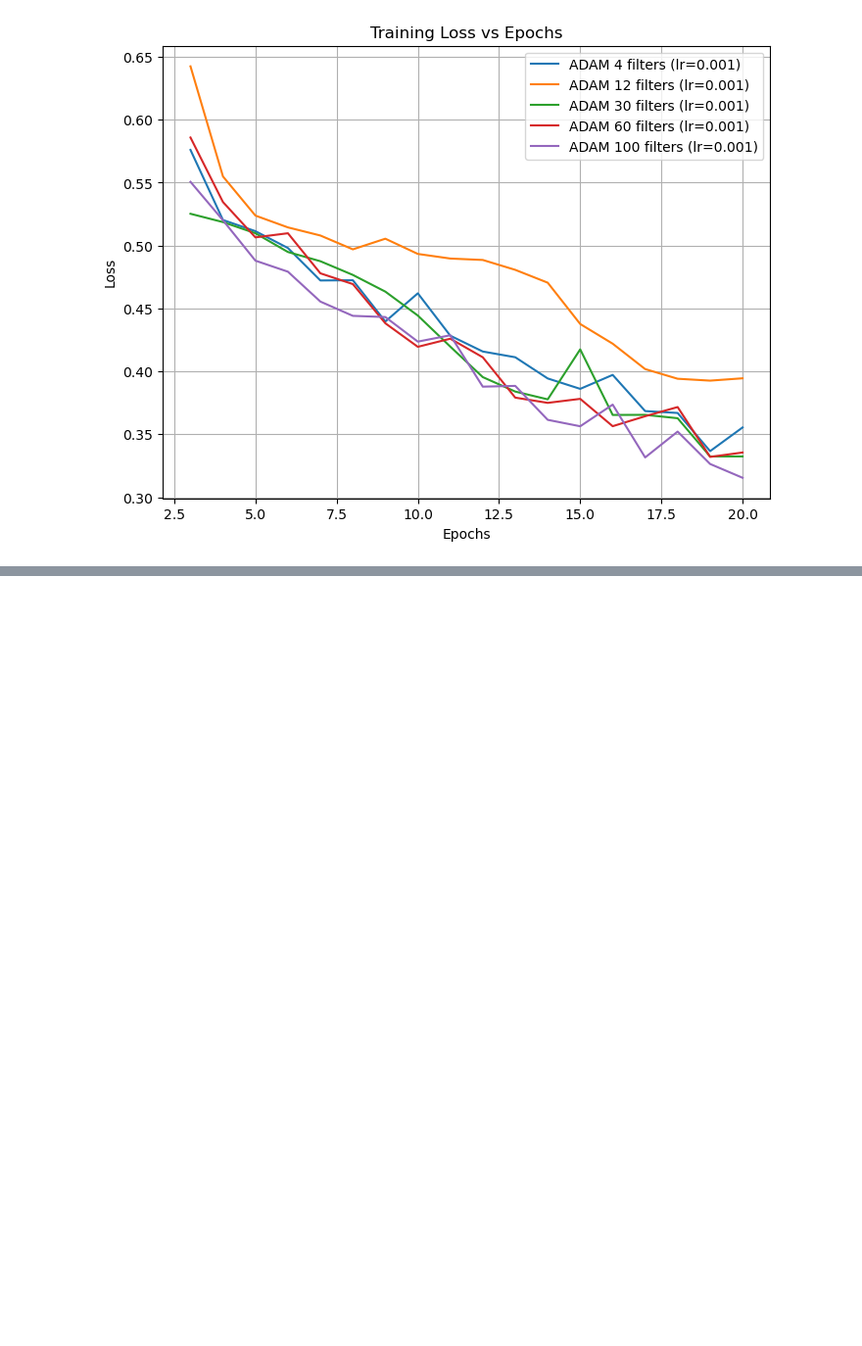
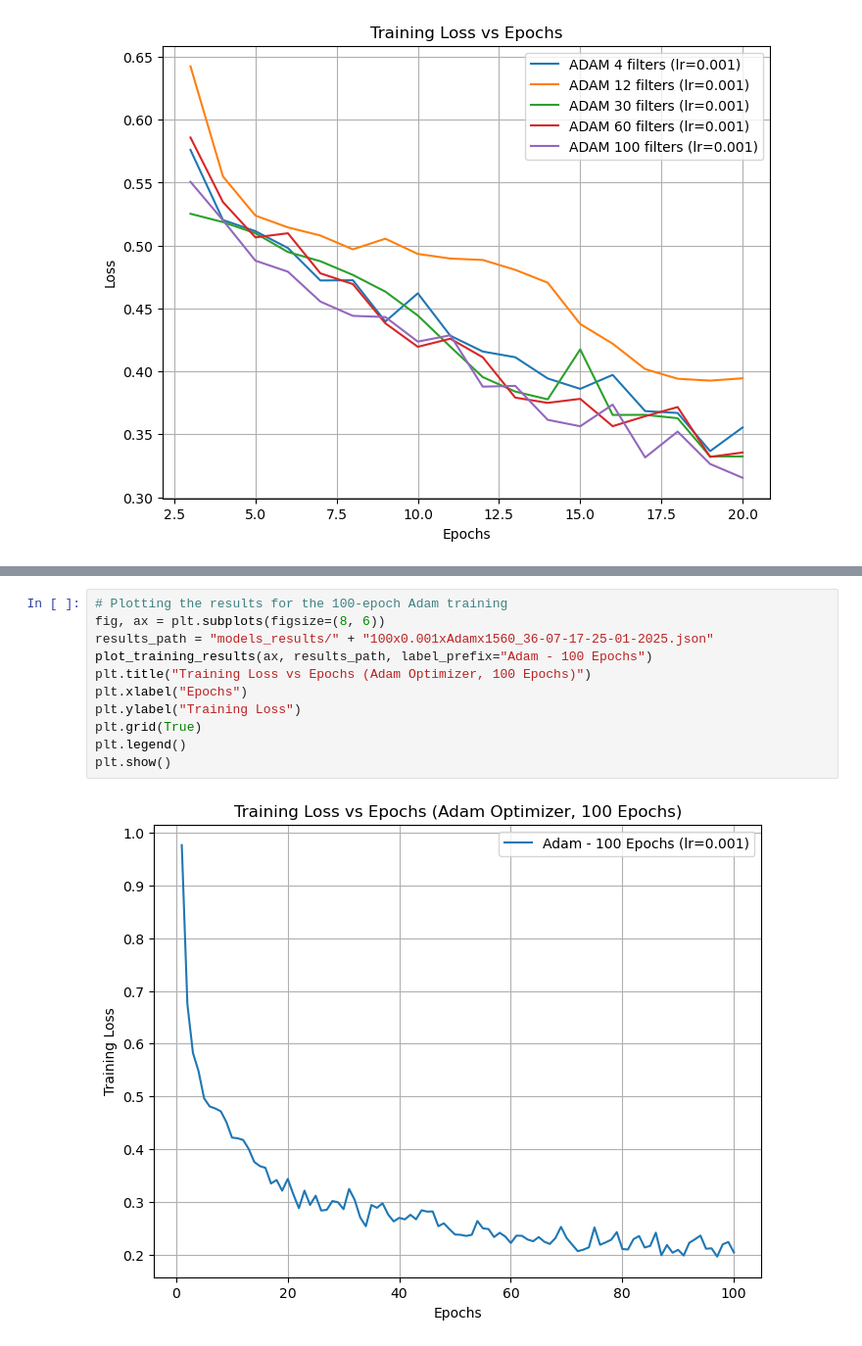
Before and after one commit to mouradianelen/VoiceRecognition, a Jupyter notebook: graphs.ipynb, the cells around one changed output, grey strips where cells are left out. Shown at 98% size. Saved outputs shown, nothing was run; the diff lists cells and outputs as text; blank space fills up the shorter version.

Commit message:
Adam 100 epochs

```diff
--- a/graphs.ipynb
+++ b/graphs.ipynb
@@ -395,0 +478,13 @@ plt.show()
+# %%
+# Plotting the results for the 100-epoch Adam training
+fig, ax = plt.subplots(figsize=(8, 6))
+results_path = "models_results/" + "100x0.001xAdamx1560_36-07-17-25-01-2025.json"
+plot_training_results(ax, results_path, label_prefix="Adam - 100 Epochs")
+plt.title("Training Loss vs Epochs (Adam Optimizer, 100 Epochs)")
+plt.xlabel("Epochs")
+plt.ylabel("Training Loss")
+plt.grid(True)
+plt.legend()
+plt.show()
+# %% [output]
+[figure, added]
```
Also changed, not shown: parts of 5 cells of this notebook, 1 other file.
